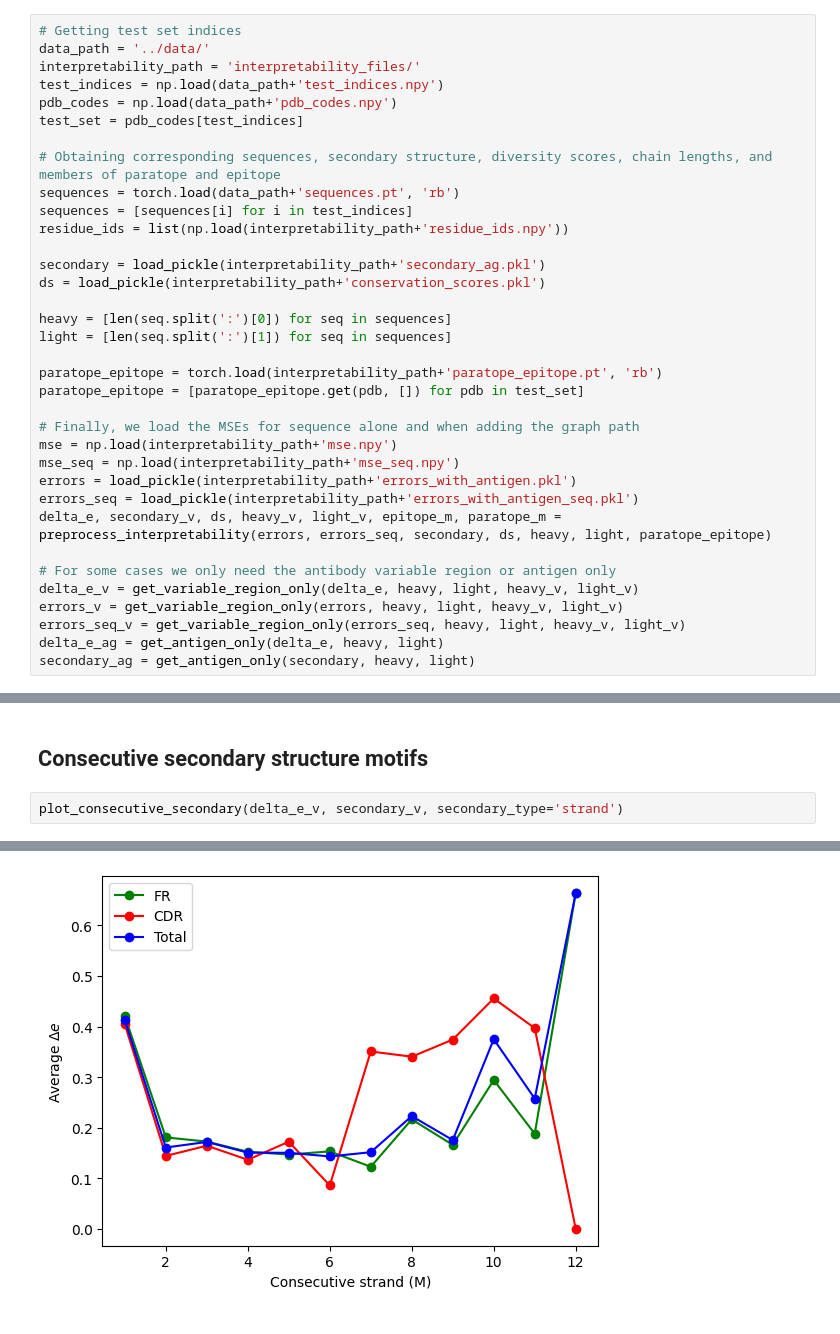
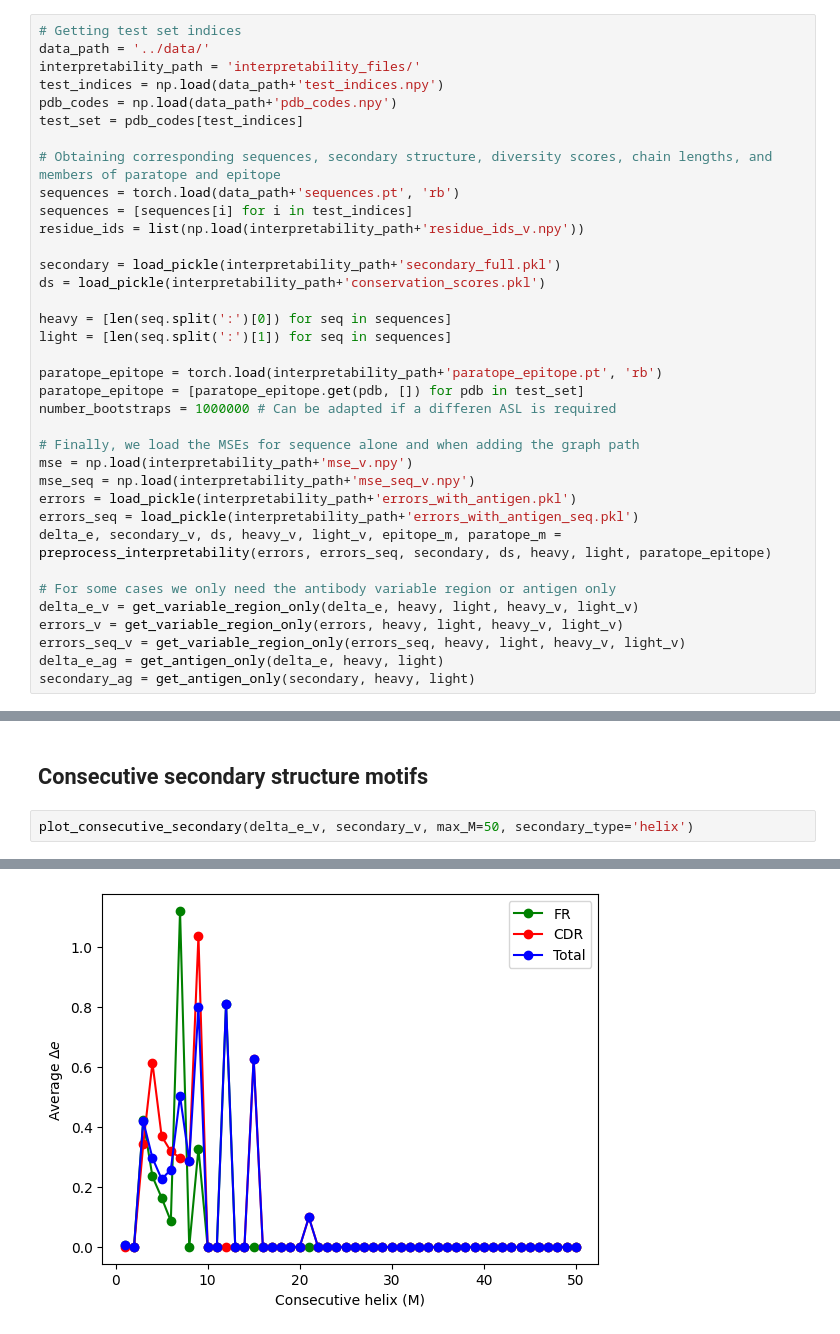
Before and after one commit to kevinmicha/INFUSSE, a Jupyter notebook: notebooks/Interpretability.ipynb, the cells around one changed output, grey strips where cells are left out. Cells and saved outputs as stored; diff of their text form.

```diff
--- a/notebooks/Interpretability.ipynb
+++ b/notebooks/Interpretability.ipynb
@@ -25,9 +25,9 @@ test_set = pdb_codes[test_indices]
 # Obtaining corresponding sequences, secondary structure, diversity scores, chain lengths, and members of paratope and epitope
 sequences = torch.load(data_path+'sequences.pt', 'rb')
 sequences = [sequences[i] for i in test_indices]
-residue_ids = list(np.load(interpretability_path+'residue_ids.npy'))
+residue_ids = list(np.load(interpretability_path+'residue_ids_v.npy'))
 
-secondary = load_pickle(interpretability_path+'secondary_ag.pkl')
+secondary = load_pickle(interpretability_path+'secondary_full.pkl')
 ds = load_pickle(interpretability_path+'conservation_scores.pkl')
 
 heavy = [len(seq.split(':')[0]) for seq in sequences]
@@ -35,10 +35,11 @@ light = [len(seq.split(':')[1]) for seq in sequences]
 
 paratope_epitope = torch.load(interpretability_path+'paratope_epitope.pt', 'rb')
 paratope_epitope = [paratope_epitope.get(pdb, []) for pdb in test_set]
+number_bootstraps = 1000000 # Can be adapted if a differen ASL is required
 
 # Finally, we load the MSEs for sequence alone and when adding the graph path
-mse = np.load(interpretability_path+'mse.npy')
-mse_seq = np.load(interpretability_path+'mse_seq.npy')
+mse = np.load(interpretability_path+'mse_v.npy')
+mse_seq = np.load(interpretability_path+'mse_seq_v.npy')
 errors = load_pickle(interpretability_path+'errors_with_antigen.pkl')
 errors_seq = load_pickle(interpretability_path+'errors_with_antigen_seq.pkl')
 delta_e, secondary_v, ds, heavy_v, light_v, epitope_m, paratope_m = preprocess_interpretability(errors, errors_seq, secondary, ds, heavy, light, paratope_epitope)
@@ -105,5 +136,5 @@ boxplot_delta_e(delta_e_v, paratope_m, ind_class='paratope')
 # %% [markdown]
 ## Consecutive secondary structure motifs
 # %%
-plot_consecutive_secondary(delta_e_v, secondary_v, secondary_type='strand')
+plot_consecutive_secondary(delta_e_v, secondary_v, max_M=50, secondary_type='helix')
 # %% [output]
@@ -128 +159 @@ Average delta_e for 1 consecutive strand - FR: 0.420742460526526, CDR: 0.4043023
-[figure, old version]
+[figure, new version]
```
Also changed, not shown: parts of 12 cells of this notebook, 6 other files.
